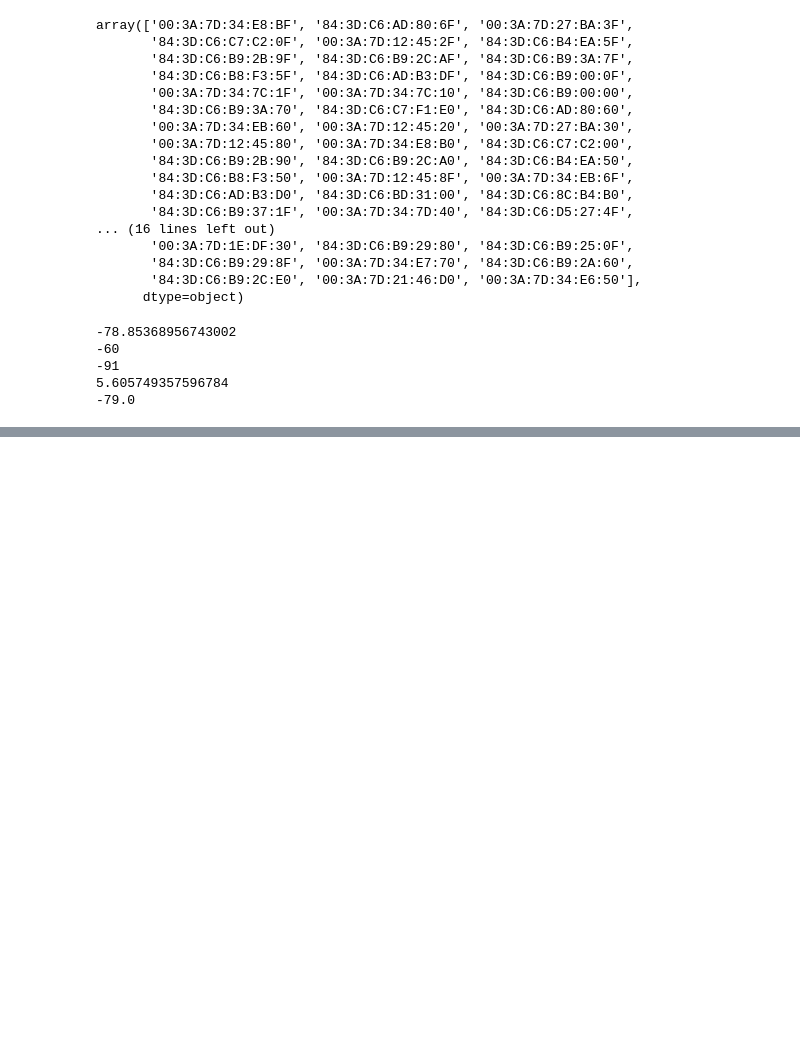
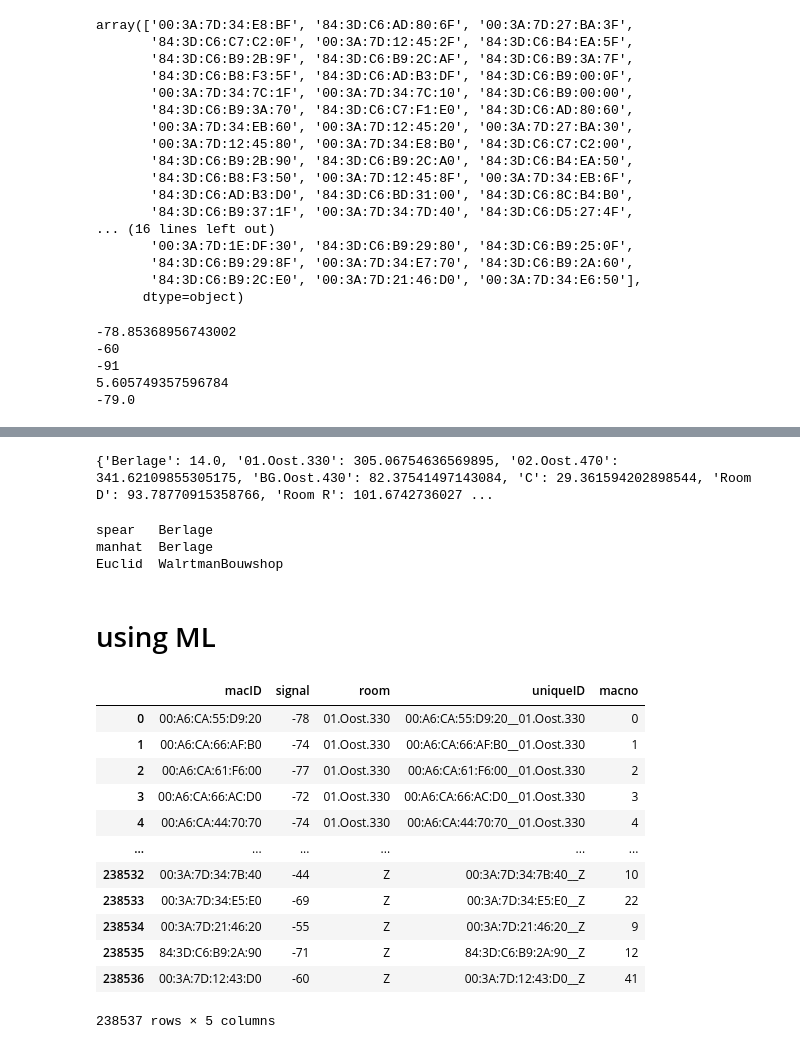
Before and after one commit to pratyush1611/geo1003_wifi_fingerprint_asg4, a Jupyter notebook: asg4.ipynb, the cells around one changed output, grey strips where cells are left out. Cells and saved outputs as stored; diff of their text form; code cells hidden in the pictures; blank space fills up the shorter version.

```diff
--- a/asg4.ipynb
+++ b/asg4.ipynb
@@ -167,0 +223,37 @@ studydf
+# %%
+d_spear = dict()
+d_man = dict()
+
+for room_ in studydf.room.unique():
+    # print(room_)
+    for macid in thirty_room400.mac :
+        try:
+            sig1 = float(thirty_room400[thirty_room400['mac'] == macid].signal)
+            sig2 = float(studydf[(studydf['room'] == room_) & (studydf['mac']==macid)].signal)
+
+            dist_spear = (sig1-sig2)**2
+            dist_man =  abs(sig1-sig2)
+            d_spear[room_] =  d_spear.get(room_,dist_spear) + dist_spear
+            d_man[room_] =  d_man.get(room_,dist_man) + dist_man
+
+        except:
+            continue
+
+print(d_man)
+d_euc={}
+for rm , val in d.items():
+    d_euc[rm] = val**0.5
+# %% [output]
+{'Berlage': 14.0, '01.Oost.330': 305.06754636569895, '02.Oost.470': 341.62109855305175, 'BG.Oost.430': 82.37541497143084, 'C': 29.361594202898544, 'Room D': 93.78770915358766, 'Room R': 101.6742736027 ...
+# %%
+print("spear  " , min(d_spear, key=d_spear.get) )
+print("manhat " , min(d_man, key=d_man.get)     )
+print("Euclid " , min(d_euc, key=d_euc.get)     )
+
+# d['02.Oost.500']
+# %% [output]
+spear   Berlage
+manhat  Berlage
+Euclid  WalrtmanBouwshop
+# %% [markdown]
+# using ML
@@ -167,0 +262,27 @@ studydf
+# %%
+mldf = eduroam_df.drop(['time','vendor','access_pt','idk','idk_2','freq','station_info','specs'], axis=1)
+mldf['uniqueID'] = mldf['macID']+'__'+mldf['room']
+
+a = mldf.macID.unique()
+mldf['macno'] = mldf.macID.apply(lambda x: np.where(a==x)[0][0])
+
+x_train = mldf[['signal' , 'macno']]
+y_train = pd.Series(mldf.room)
+# x_train
+# y_train
+
+mldf
+# %% [output]
+|  | macID | signal | room | uniqueID | macno |
+| 0 | 00:A6:CA:55:D9:20 | -78 | 01.Oost.330 | 00:A6:CA:55:D9:20__01.Oost.330 | 0 |
+| 1 | 00:A6:CA:66:AF:B0 | -74 | 01.Oost.330 | 00:A6:CA:66:AF:B0__01.Oost.330 | 1 |
+| 2 | 00:A6:CA:61:F6:00 | -77 | 01.Oost.330 | 00:A6:CA:61:F6:00__01.Oost.330 | 2 |
+| 3 | 00:A6:CA:66:AC:D0 | -72 | 01.Oost.330 | 00:A6:CA:66:AC:D0__01.Oost.330 | 3 |
+| 4 | 00:A6:CA:44:70:70 | -74 | 01.Oost.330 | 00:A6:CA:44:70:70__01.Oost.330 | 4 |
+| ... | ... | ... | ... | ... | ... |
+| 238532 | 00:3A:7D:34:7B:40 | -44 | Z | 00:3A:7D:34:7B:40__Z | 10 |
+| 238533 | 00:3A:7D:34:E5:E0 | -69 | Z | 00:3A:7D:34:E5:E0__Z | 22 |
+| 238534 | 00:3A:7D:21:46:20 | -55 | Z | 00:3A:7D:21:46:20__Z | 9 |
+| 238535 | 84:3D:C6:B9:2A:90 | -71 | Z | 84:3D:C6:B9:2A:90__Z | 12 |
+| 238536 | 00:3A:7D:12:43:D0 | -60 | Z | 00:3A:7D:12:43:D0__Z | 41 |
+238537 rows × 5 columns
```
Also changed, not shown: parts of 15 cells of this notebook.
